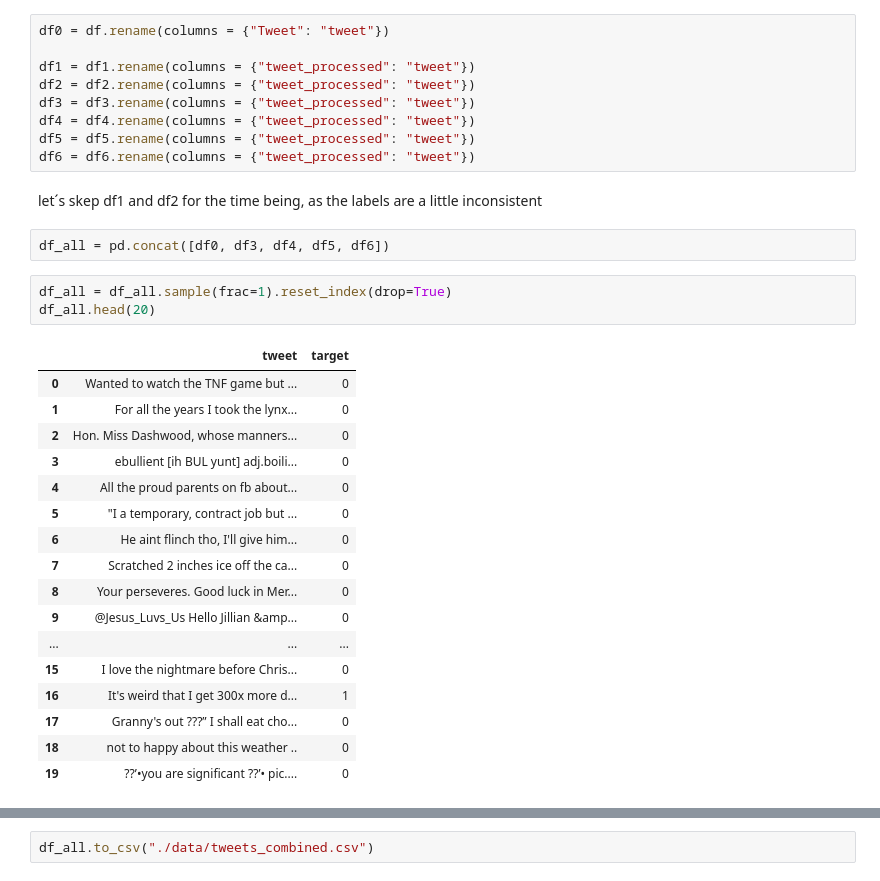
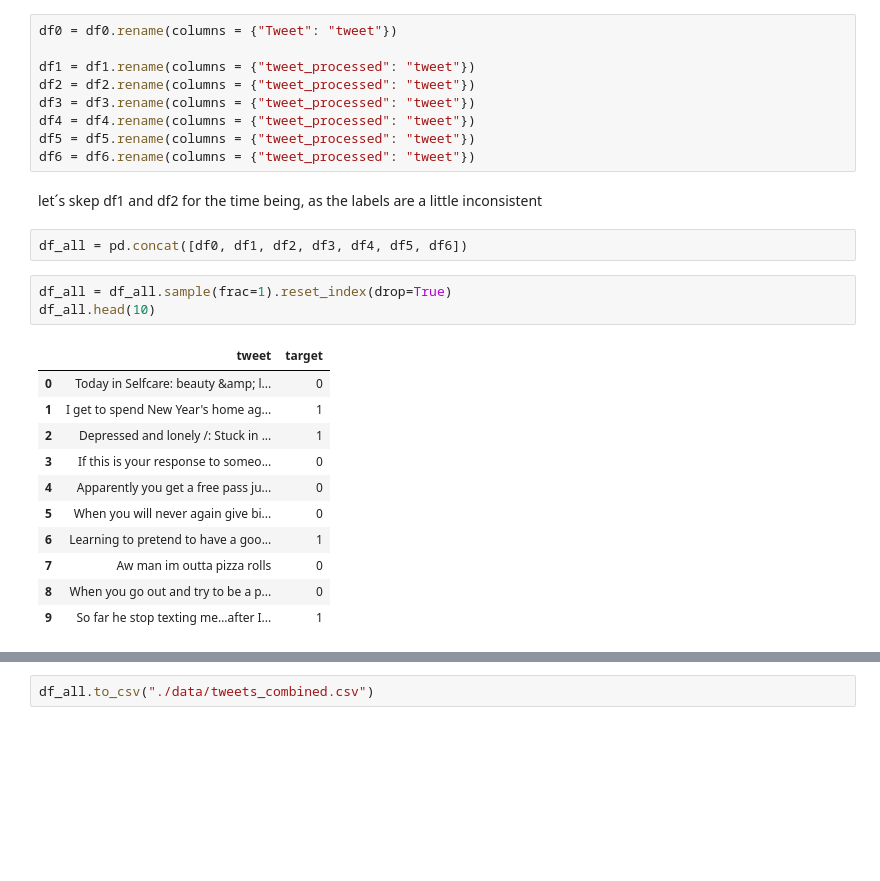
Before and after one commit to swcwang/depression-detection, a Jupyter notebook: 2_combine_datasets.ipynb, the cells around one changed output, grey strips where cells are left out. Cells and saved outputs as stored; diff of their text form; blank space fills up the shorter version.

```diff
--- a/2_combine_datasets.ipynb
+++ b/2_combine_datasets.ipynb
@@ -118,7 +124,7 @@ df4 = df4[['tweet_processed','target']].copy()
 df5 = df5[['tweet_processed','target']].copy()
 df6 = df6[['tweet_processed','target']].copy()
 # %%
-df0 = df.rename(columns = {"Tweet": "tweet"})
+df0 = df0.rename(columns = {"Tweet": "tweet"})
 
 df1 = df1.rename(columns = {"tweet_processed": "tweet"})
 df2 = df2.rename(columns = {"tweet_processed": "tweet"})
@@ -129,28 +135,22 @@ df6 = df6.rename(columns = {"tweet_processed": "tweet"})
 # %% [markdown]
 let´s skep df1 and df2 for the time being, as the labels are a little inconsistent
 # %%
-df_all = pd.concat([df0, df3, df4, df5, df6])
+df_all = pd.concat([df0, df1, df2, df3, df4, df5, df6])
 # %%
 df_all = df_all.sample(frac=1).reset_index(drop=True)
-df_all.head(20)
+df_all.head(10)
 # %% [output]
 |  | tweet | target |
-| 0 | Wanted to watch the TNF game but ... | 0 |
-| 1 | For all the years I took the lynx... | 0 |
-| 2 | Hon. Miss Dashwood, whose manners... | 0 |
-| 3 | ebullient [ih BUL yunt] adj.boili... | 0 |
-| 4 | All the proud parents on fb about... | 0 |
-| 5 | "I a temporary, contract job but ... | 0 |
-| 6 | He aint flinch tho, I'll give him... | 0 |
-| 7 | Scratched 2 inches ice off the ca... | 0 |
-| 8 | Your perseveres. Good luck in Mer... | 0 |
-| 9 | @Jesus_Luvs_Us Hello Jillian &amp... | 0 |
-| ... | ... | ... |
-| 15 | I love the nightmare before Chris... | 0 |
-| 16 | It's weird that I get 300x more d... | 1 |
-| 17 | Granny's out ???” I shall eat cho... | 0 |
-| 18 | not to happy about this weather .. | 0 |
-| 19 | ??’•you are significant ??’• pic.... | 0 |
+| 0 | Today in Selfcare: beauty &amp; l... | 0 |
+| 1 | I get to spend New Year's home ag... | 1 |
+| 2 | Depressed and lonely /: Stuck in ... | 1 |
+| 3 | If this is your response to someo... | 0 |
+| 4 | Apparently you get a free pass ju... | 0 |
+| 5 | When you will never again give bi... | 0 |
+| 6 | Learning to pretend to have a goo... | 1 |
+| 7 | Aw man im outta pizza rolls | 0 |
+| 8 | When you go out and try to be a p... | 0 |
+| 9 | So far he stop texting me…after I... | 1 |
 # %%
 fig = plt.figure(figsize=(5,3))
 plt.title('general (non-depressive) dataset')
```
Also changed, not shown: parts of 19 cells of this notebook, 5 other files.
